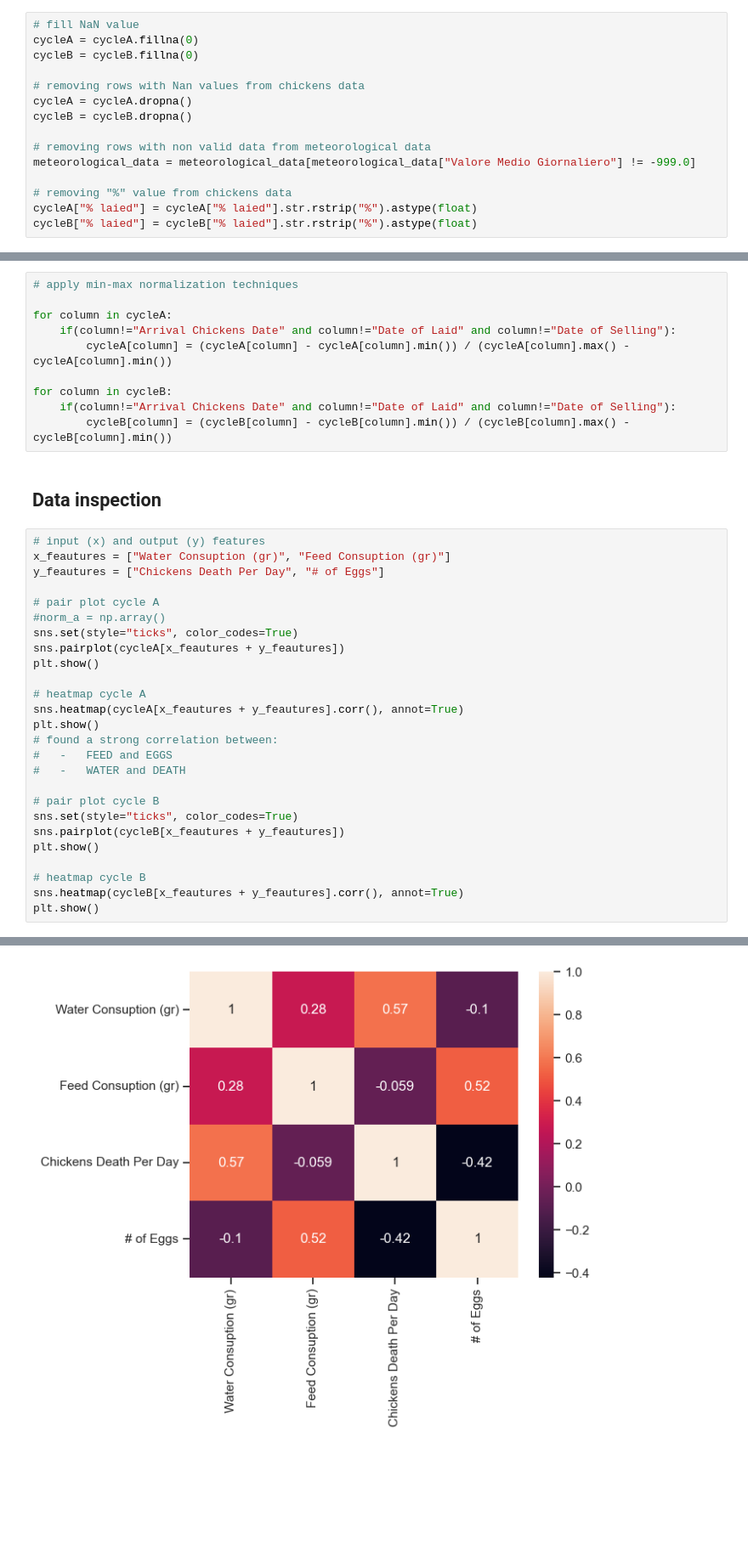
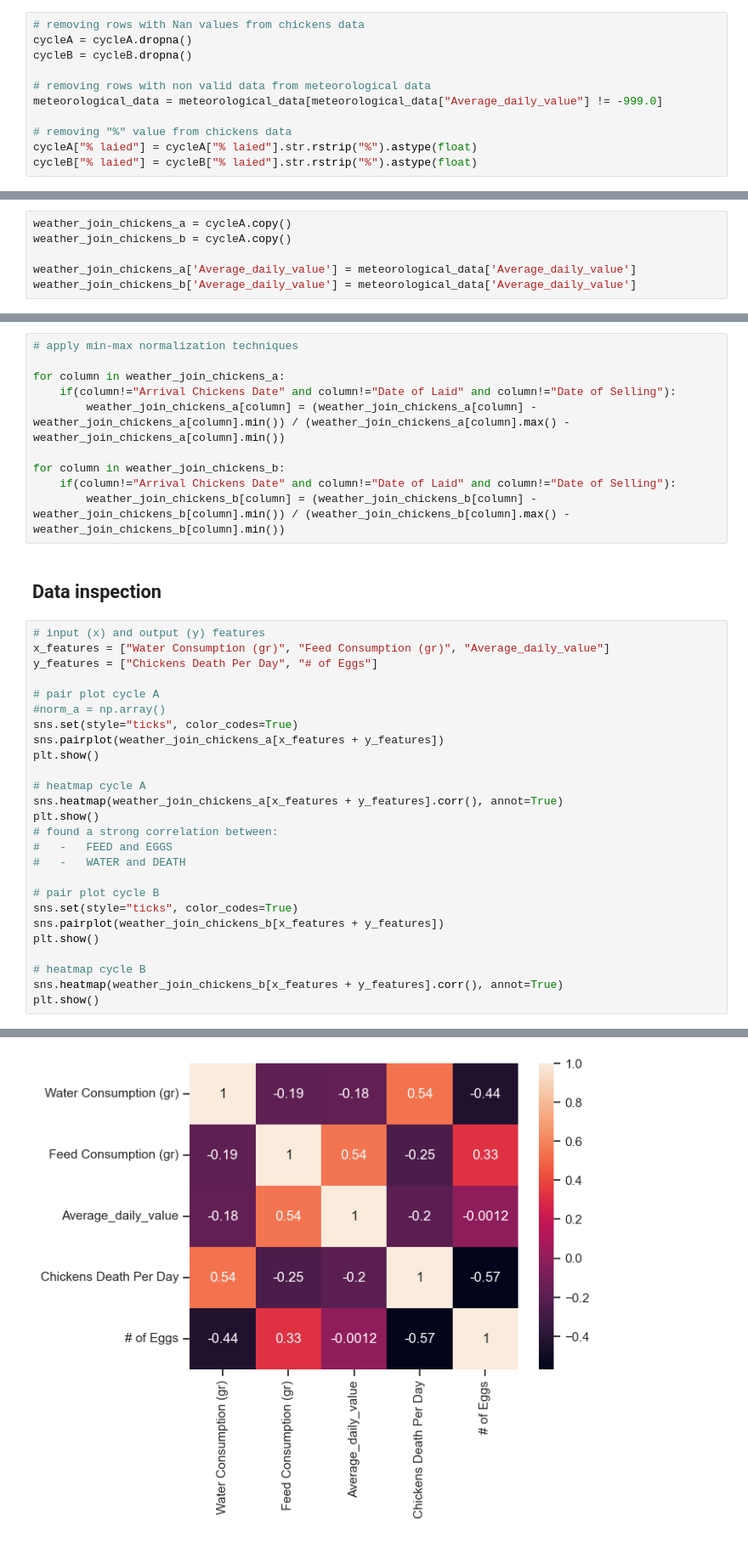
Before and after one commit to CanaliDavide/DASA--Project, a Jupyter notebook: data_preprocessing.ipynb, the cells around one changed output, grey strips where cells are left out. Shown at 85% size. Drawn from its saved outputs; the diff is of its cells as text; blank space fills up the shorter version.

Commit message:
Join between Chickens data and Meteorological data.

```diff
--- a/data_preprocessing.ipynb
+++ b/data_preprocessing.ipynb
@@ -15,16 +15,12 @@ meteorological_data = pd.read_csv("Data/Meteorological data/RW_20221107172813_51
 # %% [markdown]
 ## Data cleaning
 # %%
-# fill NaN value
-cycleA = cycleA.fillna(0)
-cycleB = cycleB.fillna(0)
-
 # removing rows with Nan values from chickens data
 cycleA = cycleA.dropna()
 cycleB = cycleB.dropna()
 
 # removing rows with non valid data from meteorological data
-meteorological_data = meteorological_data[meteorological_data["Valore Medio Giornaliero"] != -999.0]
+meteorological_data = meteorological_data[meteorological_data["Average_daily_value"] != -999.0]
 
 # removing "%" value from chickens data
 cycleA["% laied"] = cycleA["% laied"].str.rstrip("%").astype(float)
@@ -67,30 +65,36 @@ meteorological_data.head()
+# %%
+weather_join_chickens_a = cycleA.copy()
+weather_join_chickens_b = cycleA.copy()
+
+weather_join_chickens_a['Average_daily_value'] = meteorological_data['Average_daily_value']
+weather_join_chickens_b['Average_daily_value'] = meteorological_data['Average_daily_value']
 # %% [markdown]
 ## Data normalization
 # %%
 # apply min-max normalization techniques
 
-for column in cycleA:
+for column in weather_join_chickens_a:
     if(column!="Arrival Chickens Date" and column!="Date of Laid" and column!="Date of Selling"):
-        cycleA[column] = (cycleA[column] - cycleA[column].min()) / (cycleA[column].max() - cycleA[column].min())
+        weather_join_chickens_a[column] = (weather_join_chickens_a[column] - weather_join_chickens_a[column].min()) / (weather_join_chickens_a[column].max() - weather_join_chickens_a[column].min())
 
-for column in cycleB:
+for column in weather_join_chickens_b:
     if(column!="Arrival Chickens Date" and column!="Date of Laid" and column!="Date of Selling"):
-        cycleB[column] = (cycleB[column] - cycleB[column].min()) / (cycleB[column].max() - cycleB[column].min())
+        weather_join_chickens_b[column] = (weather_join_chickens_b[column] - weather_join_chickens_b[column].min()) / (weather_join_chickens_b[column].max() - weather_join_chickens_b[column].min())
 # %% [markdown]
 ## Data inspection
 # %%
 # input (x) and output (y) features
-x_feautures = ["Water Consuption (gr)", "Feed Consuption (gr)"]
-y_feautures = ["Chickens Death Per Day", "# of Eggs"]
+x_features = ["Water Consumption (gr)", "Feed Consumption (gr)", "Average_daily_value"]
+y_features = ["Chickens Death Per Day", "# of Eggs"]
 
 # pair plot cycle A
 #norm_a = np.array()
 sns.set(style="ticks", color_codes=True)
-sns.pairplot(cycleA[x_feautures + y_feautures])
+sns.pairplot(weather_join_chickens_a[x_features + y_features])
 plt.show()
 
 # heatmap cycle A
-sns.heatmap(cycleA[x_feautures + y_feautures].corr(), annot=True)
+sns.heatmap(weather_join_chickens_a[x_features + y_features].corr(), annot=True)
 plt.show()
 # found a strong correlation between:
 #   -   FEED and EGGS
@@ -98,10 +102,10 @@ plt.show()
 
 # pair plot cycle B
 sns.set(style="ticks", color_codes=True)
-sns.pairplot(cycleB[x_feautures + y_feautures])
+sns.pairplot(weather_join_chickens_b[x_features + y_features])
 plt.show()
 
 # heatmap cycle B
-sns.heatmap(cycleB[x_feautures + y_feautures].corr(), annot=True)
+sns.heatmap(weather_join_chickens_b[x_features + y_features].corr(), annot=True)
 plt.show()
 # %% [output]
@@ -111 +115 @@ plt.show()
-[figure, old version]
+[figure, new version]
```
Also changed, not shown: parts of 5 cells of this notebook, 3 other files.
